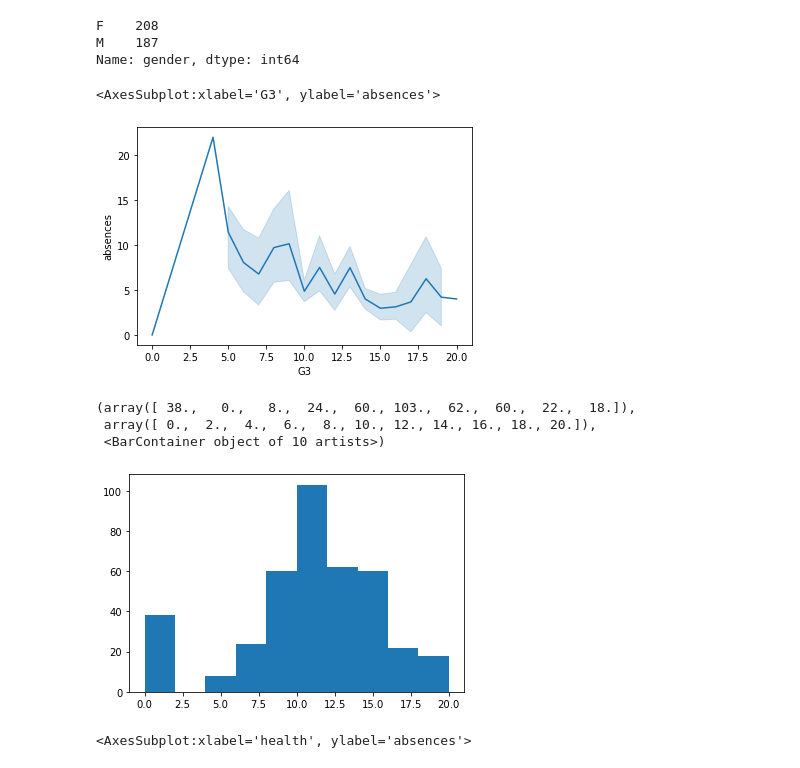
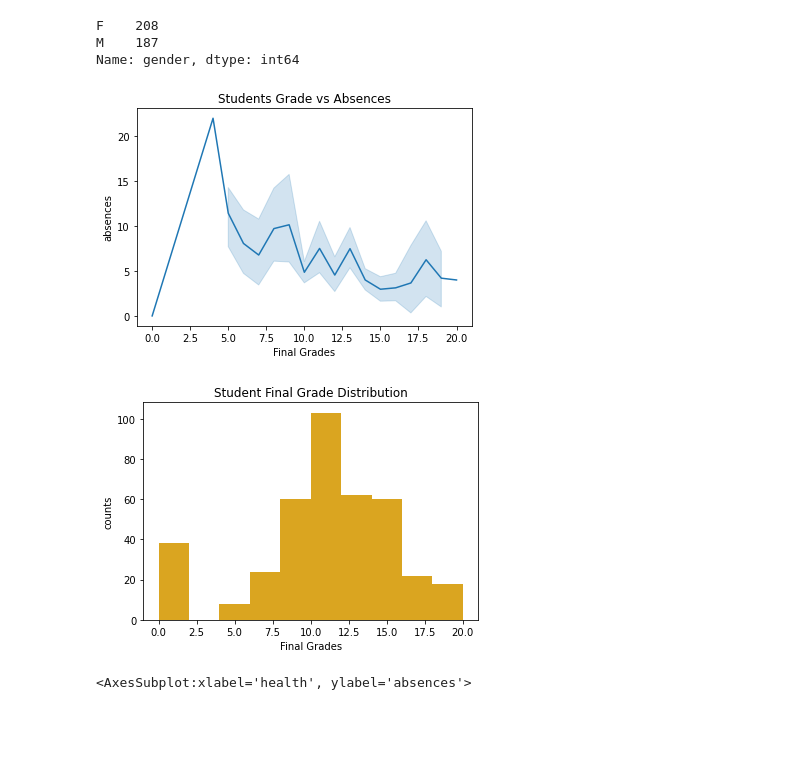
Before and after one commit to SaraAlAbdulsalam/Final-Grade-Prediction-Proposal, a Jupyter notebook: Students_Final_Grades_Prediction.ipynb, the cells around one changed output. Drawn from its saved outputs; the diff is of its cells as text; code cells hidden in the pictures; blank space fills up the shorter version.

```diff
--- a/Students_Final_Grades_Prediction.ipynb
+++ b/Students_Final_Grades_Prediction.ipynb
@@ -104,17 +107,21 @@ F    208
 M    187
 Name: gender, dtype: int64
 # %%
-sns.lineplot(data['G3'],data['absences'])
+ax = sns.lineplot(data['G3'],data['absences'])
+ax.set_xlabel('Final Grades')
+ax.set_title('Students Grade vs Absences')
+fig = ax.get_figure()
+fig.savefig('GradesVSAbsences.png')
 # %% [output]
-<AxesSubplot:xlabel='G3', ylabel='absences'>
-[figure, old version]
+[figure, new version]
 # %%
-plt.hist(data['G3'])
+plt.hist(data['G3'], color='goldenrod')
+plt.xlabel('Final Grades')
+plt.ylabel('counts')
+plt.title('Student Final Grade Distribution')
+plt.savefig('Student_Final_Grade_Distribution.png')
 # %% [output]
-(array([ 38.,   0.,   8.,  24.,  60., 103.,  62.,  60.,  22.,  18.]),
- array([ 0.,  2.,  4.,  6.,  8., 10., 12., 14., 16., 18., 20.]),
- <BarContainer object of 10 artists>)
-[figure, old version]
+[figure, new version]
 # %%
 sns.violinplot(data['health'],data['absences'])
 # %% [output]
```
Also changed, not shown: parts of 52 cells of this notebook, 3 other files.
